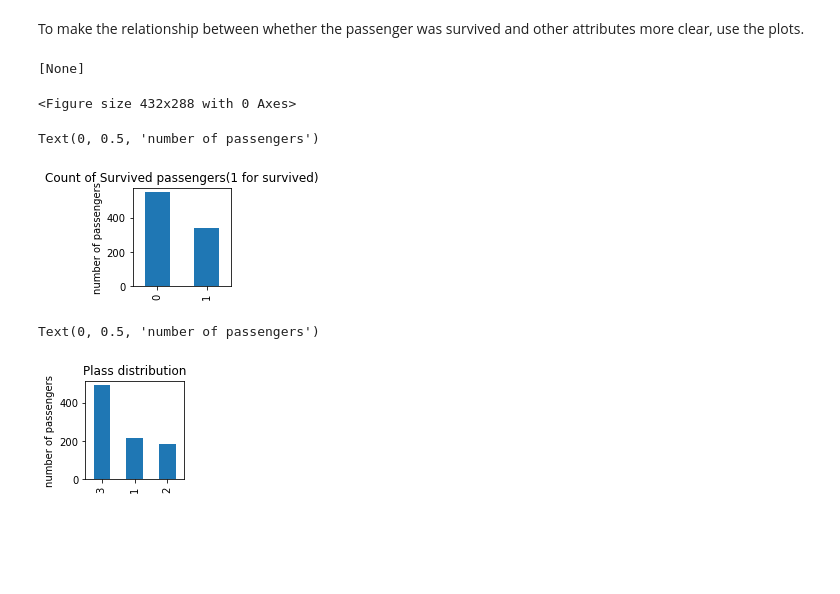
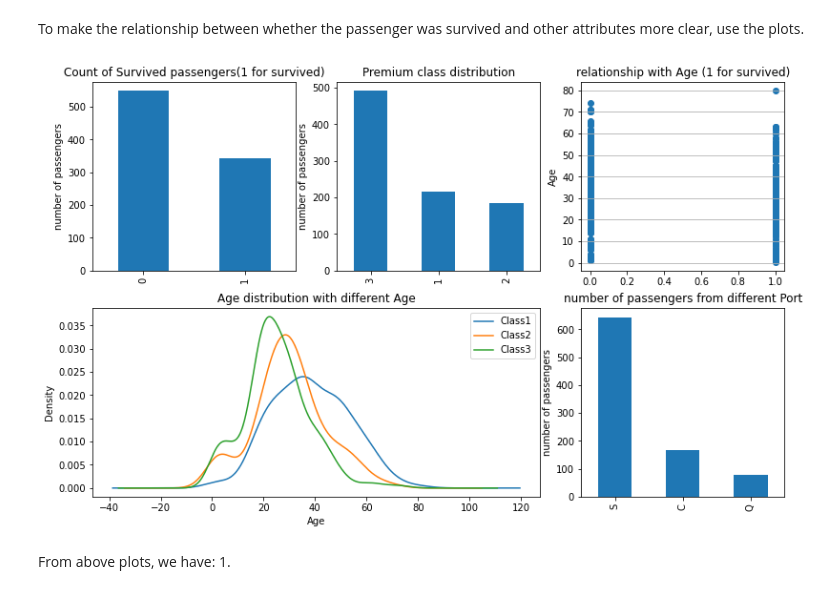
Before and after one commit to ZexuanDu/Kaggle_TitanicComp, a Jupyter notebook: tatanic.ipynb, the cells around one changed output. Drawn from its saved outputs; the diff is of its cells as text; code cells hidden in the pictures; blank space fills up the shorter version.

```diff
--- a/tatanic.ipynb
+++ b/tatanic.ipynb
@@ -64,25 +64,42 @@ From the above information, we have:
 To make the relationship between whether the passenger was survived and other attributes more clear, use the plots.
 # %%
 import matplotlib.pyplot as plt
-# %%
-fig = plt.figure()
-fig.set(alpha = 0.2)
-# %% [output]
-[None]
-<Figure size 432x288 with 0 Axes>
-# %%
-plt.subplot2grid((2,3), (0,0))
-data_train.Survived.value_counts().plot(kind = "bar")
-plt.title(u"Count of Survived passengers(1 for survived)")
-plt.ylabel(u"number of passengers")
-# %% [output]
-Text(0, 0.5, 'number of passengers')
-[figure, removed]
-# %%
-plt.subplot2grid((2,3), (0,1))
-data_train.Pclass.value_counts().plot(kind = "bar")
-plt.title(u"Plass distribution")
-plt.ylabel(u"number of passengers")
-# %% [output]
-Text(0, 0.5, 'number of passengers')
-[figure, removed]
+# %%
+fig = plt.figure(figsize=(13,8))
+fig.set(alpha = 1)
+
+plt.subplot2grid((2,3), (0,0))
+data_train.Survived.value_counts().plot(kind = "bar")
+plt.title(u"Count of Survived passengers(1 for survived)")
+plt.ylabel(u"number of passengers")
+
+plt.subplot2grid((2,3), (0,1))
+data_train.Pclass.value_counts().plot(kind = "bar")
+plt.title(u"Premium class distribution")
+plt.ylabel(u"number of passengers")
+
+plt.subplot2grid((2,3), (0,2))
+plt.scatter(data_train.Survived, data_train.Age)
+plt.ylabel(u"Age")
+plt.grid(b=True, which="major", axis="y")
+plt.title(u"relationship with Age (1 for survived)")
+
+plt.subplot2grid((2,3), (1,0), colspan=2)
+data_train.Age[data_train.Pclass == 1].plot(kind = "kde")
+data_train.Age[data_train.Pclass == 2].plot(kind = "kde")
+data_train.Age[data_train.Pclass == 3].plot(kind = "kde")
+plt.xlabel(u"Age")
+plt.ylabel(u"Density")
+plt.title(u"Age distribution with different Age")
+plt.legend((u"Class1", u"Class2", u"Class3"), loc = "best")
+
+plt.subplot2grid((2,3), (1,2))
+data_train.Embarked.value_counts().plot(kind = "bar")
+plt.title(u"number of passengers from different Port")
+plt.ylabel(u"number of passengers")
+plt.show()
+# %% [output]
+[figure, added]
+# %% [markdown]
+From above plots, we have:
+1.
```
